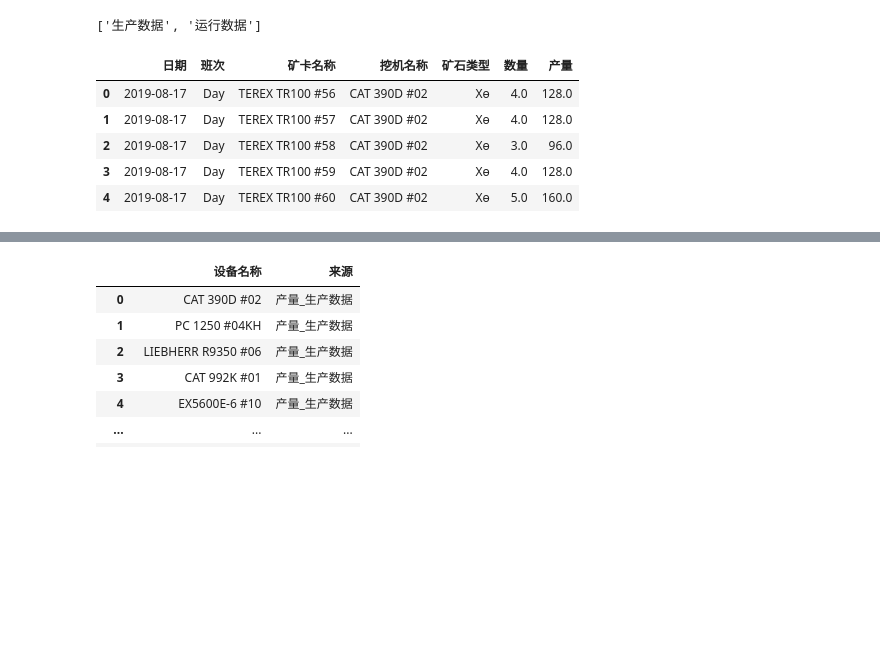
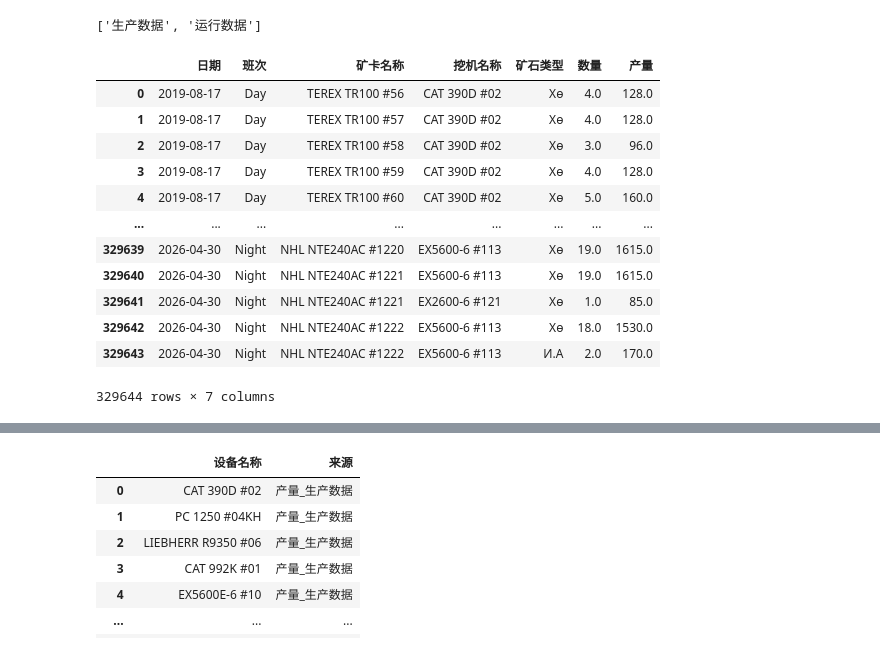
Before and after one commit to Kearney3/MiningProcessor, a Jupyter notebook: Notebook/Matching.ipynb, the cells around one changed output, grey strips where cells are left out. Saved outputs shown, nothing was run; the diff lists cells and outputs as text; code cells hidden in the pictures; blank space fills up the shorter version.

```diff
--- a/Notebook/Matching.ipynb
+++ b/Notebook/Matching.ipynb
@@ -157,11 +191,18 @@ print(xlsx.sheet_names)
 ['生产数据', '运行数据']
 # %%
 df_sheet1 = pd.read_excel(file_path, sheet_name=0)
-df_sheet1.head()
+df_sheet1
 # %% [output]
 |  | 日期 | 班次 | 矿卡名称 | 挖机名称 | 矿石类型 | 数量 | 产量 |
 | 0 | 2019-08-17 | Day | TEREX TR100 #56 | CAT 390D #02 | Хө | 4.0 | 128.0 |
 | 1 | 2019-08-17 | Day | TEREX TR100 #57 | CAT 390D #02 | Хө | 4.0 | 128.0 |
 | 2 | 2019-08-17 | Day | TEREX TR100 #58 | CAT 390D #02 | Хө | 3.0 | 96.0 |
 | 3 | 2019-08-17 | Day | TEREX TR100 #59 | CAT 390D #02 | Хө | 4.0 | 128.0 |
 | 4 | 2019-08-17 | Day | TEREX TR100 #60 | CAT 390D #02 | Хө | 5.0 | 160.0 |
+| ... | ... | ... | ... | ... | ... | ... | ... |
+| 329639 | 2026-04-30 | Night | NHL NTE240AC #1220 | EX5600-6 #113 | Хө | 19.0 | 1615.0 |
+| 329640 | 2026-04-30 | Night | NHL NTE240AC #1221 | EX5600-6 #113 | Хө | 19.0 | 1615.0 |
+| 329641 | 2026-04-30 | Night | NHL NTE240AC #1221 | EX2600-6 #121 | Хө | 1.0 | 85.0 |
+| 329642 | 2026-04-30 | Night | NHL NTE240AC #1222 | EX5600-6 #113 | Хө | 18.0 | 1530.0 |
+| 329643 | 2026-04-30 | Night | NHL NTE240AC #1222 | EX5600-6 #113 | И.А | 2.0 | 170.0 |
+329644 rows × 7 columns
```
Also changed, not shown: parts of 30 cells of this notebook, 3 other files.
